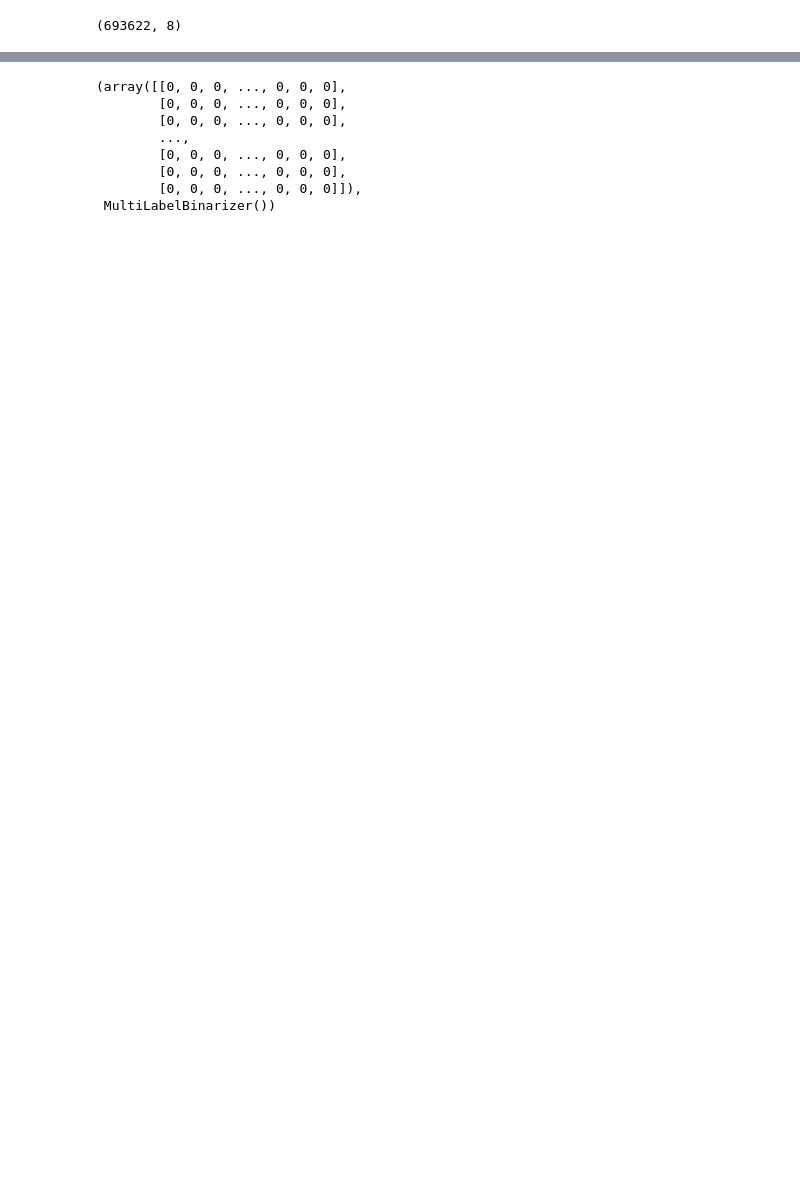
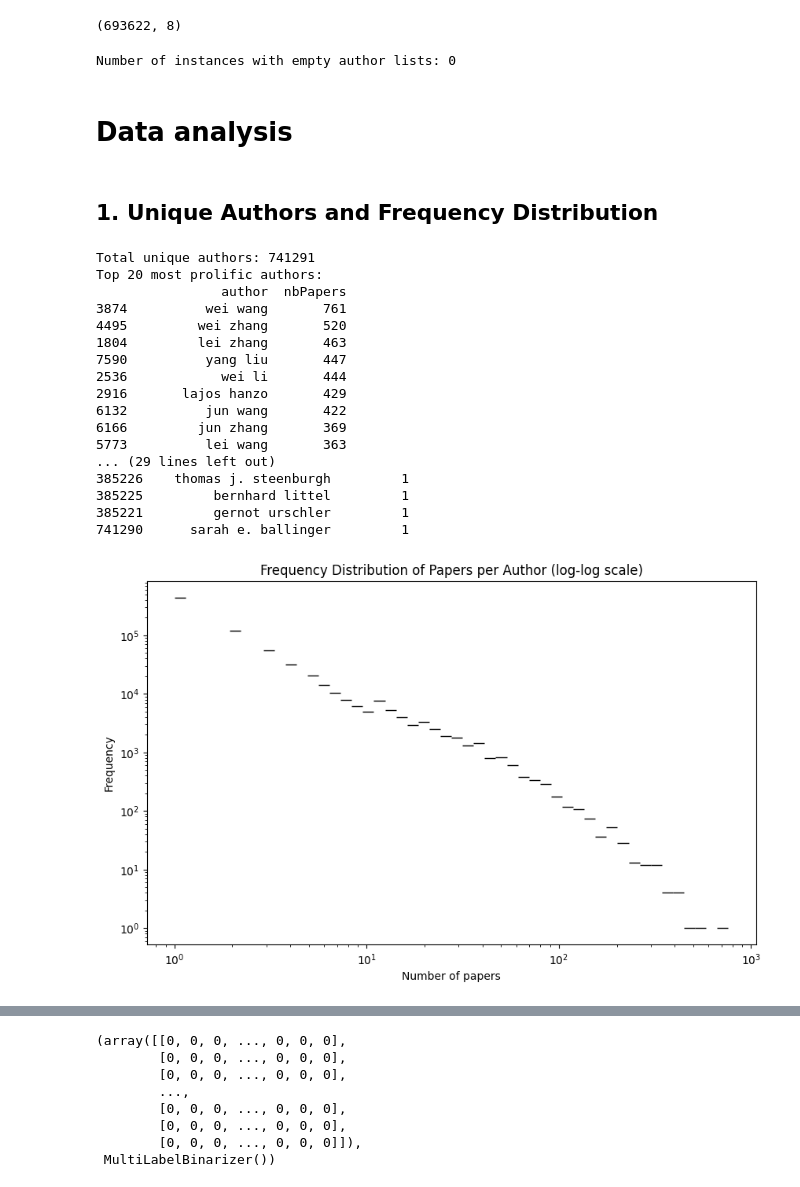
Before and after one commit to goranovic3/Related-Work-Recommandation, a Jupyter notebook: related_work_rec.ipynb, the cells around one changed output, grey strips where cells are left out. Drawn from its saved outputs; the diff is of its cells as text; code cells hidden in the pictures; blank space fills up the shorter version.

```diff
--- a/related_work_rec.ipynb
+++ b/related_work_rec.ipynb
@@ -228,2 +271,12 @@ df.shape
 df = preprocess_authors(df)
+# %%
+# Check for empty author lists
+empty_author_instances = df[df['authors'].apply(lambda x: len(x) == 0)]
+print(f"Number of instances with empty author lists: {len(empty_author_instances)}")
+
+if not empty_author_instances.empty:
+    print("Indices of instances with empty author lists:")
+    print(empty_author_instances.index.tolist())
+# %% [output]
+Number of instances with empty author lists: 0
 # %%
@@ -234,0 +285,46 @@ df_filtered = filter_frequent_authors(dfNoEmpty, min_papers=5)
+# %% [markdown]
+# Data analysis
+# %% [markdown]
+## 1. Unique Authors and Frequency Distribution
+# %%
+# nb of unique authors
+all_authors = [author for authors_list in dfNoEmpty['authors'] for author in authors_list]
+unique_authors = set(all_authors)
+print("Total unique authors:", len(unique_authors))
+
+# count number of papers per author
+author_counts = Counter(all_authors)
+author_freq_df = pd.DataFrame(author_counts.items(), columns=['author', 'nbPapers'])
+author_freq_df = author_freq_df.sort_values('nbPapers', ascending=False)
+print("Top 20 most prolific authors:")
+print(author_freq_df.head(20))
+
+print("20 least prolific authors:")
+print(author_freq_df.tail(20))
+
+# Histogram of frequency distribution (log-log scale)
+plt.figure(figsize=(10,6))
+sns.histplot(author_freq_df['nbPapers'], bins=50, log_scale=(True, True))
+plt.title("Frequency Distribution of Papers per Author (log-log scale)")
+plt.xlabel("Number of papers")
+plt.ylabel("Frequency")
+plt.show()
+# %% [output]
+Total unique authors: 741291
+Top 20 most prolific authors:
+                author  nbPapers
+3874          wei wang       761
+4495         wei zhang       520
+1804         lei zhang       463
+7590          yang liu       447
+2536            wei li       444
+2916       lajos hanzo       429
+6132          jun wang       422
+6166         jun zhang       369
+5773          lei wang       363
+... (29 lines left out)
+385226    thomas j. steenburgh         1
+385225         bernhard littel         1
+385221         gernot urschler         1
+741290      sarah e. ballinger         1
+[figure, added]
```
Also changed, not shown: parts of 48 cells of this notebook.
